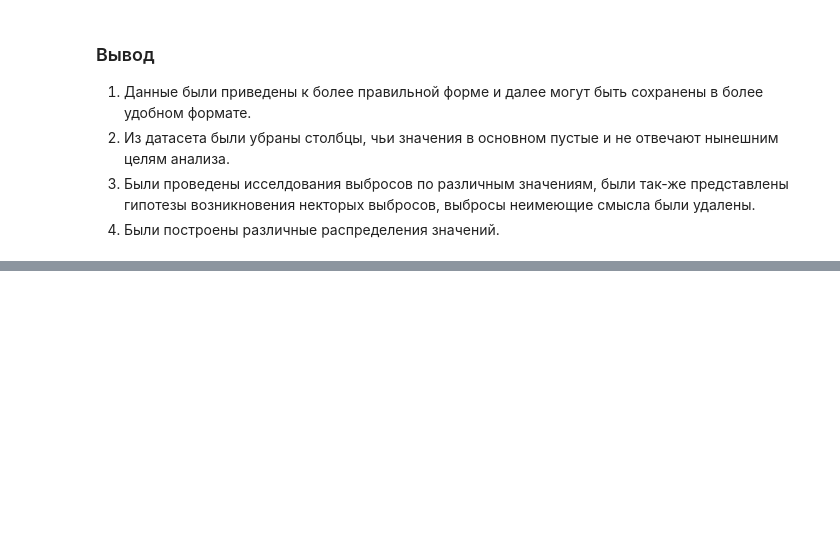
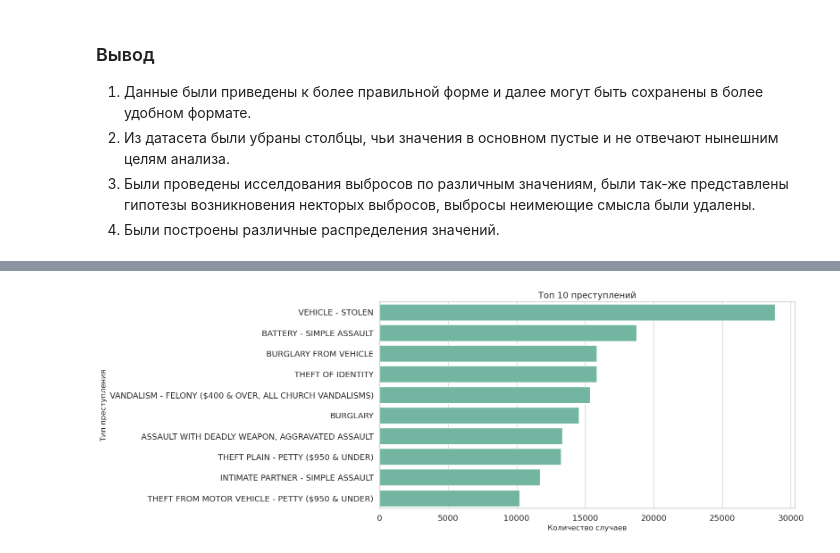
Before and after one commit to LegStahl/data_engineering_proj, a Jupyter notebook: notebooks/EDA_of_data.ipynb, the cells around one changed output, grey strips where cells are left out. Cells and saved outputs as stored; diff of their text form; code cells hidden in the pictures; blank space fills up the shorter version.

```diff
--- a/notebooks/EDA_of_data.ipynb
+++ b/notebooks/EDA_of_data.ipynb
@@ -590,0 +607,15 @@ Theft of identity(кража личных данных) преступление
+# %%
+df_sample = df.sample(frac=0.25, random_state=42)
+
+# Считаем количество случаев каждого типа преступления
+top_crimes = df_sample['Crm_Cd_Desc'].value_counts().head(10)
+
+# Построение горизонтального barplot
+plt.figure(figsize=(12,6))
+sns.barplot(x=top_crimes.values, y=top_crimes.index)
+plt.title("Топ 10 преступлений")
+plt.xlabel("Количество случаев")
+plt.ylabel("Тип преступления")
+plt.show()
+# %% [output]
+[figure, added]
```
Also changed, not shown: parts of 17 cells of this notebook.
